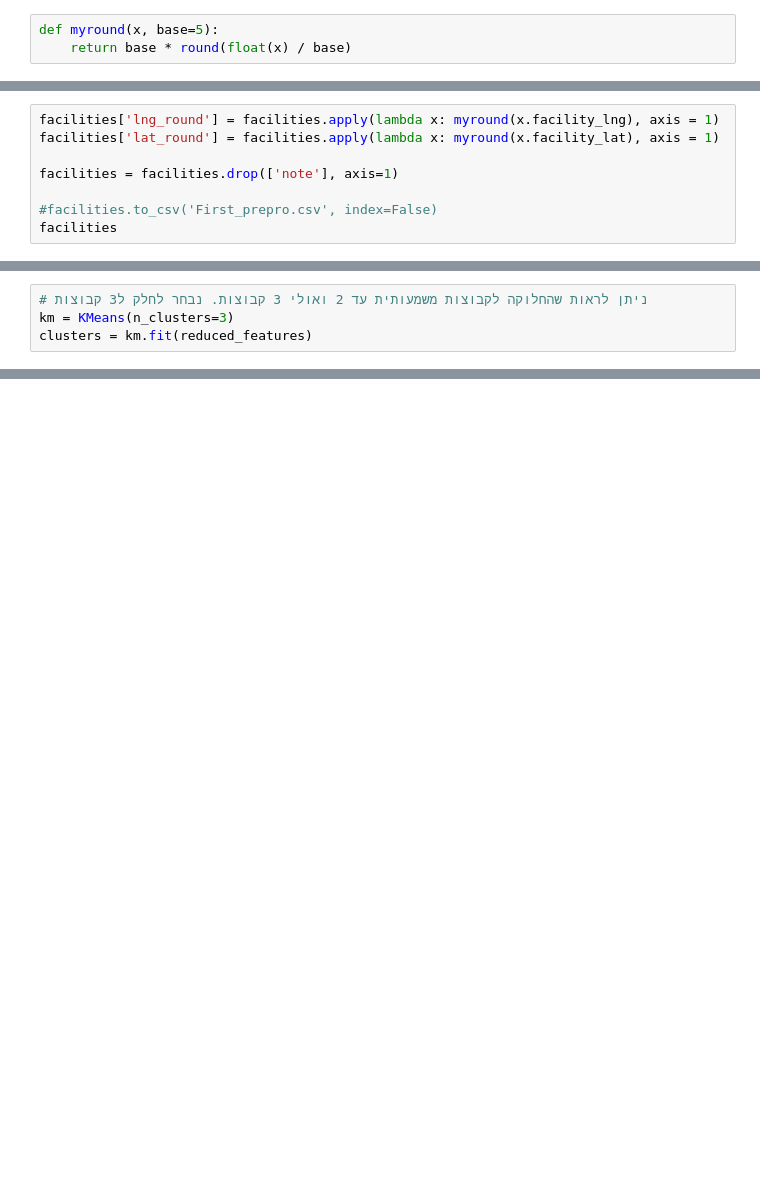
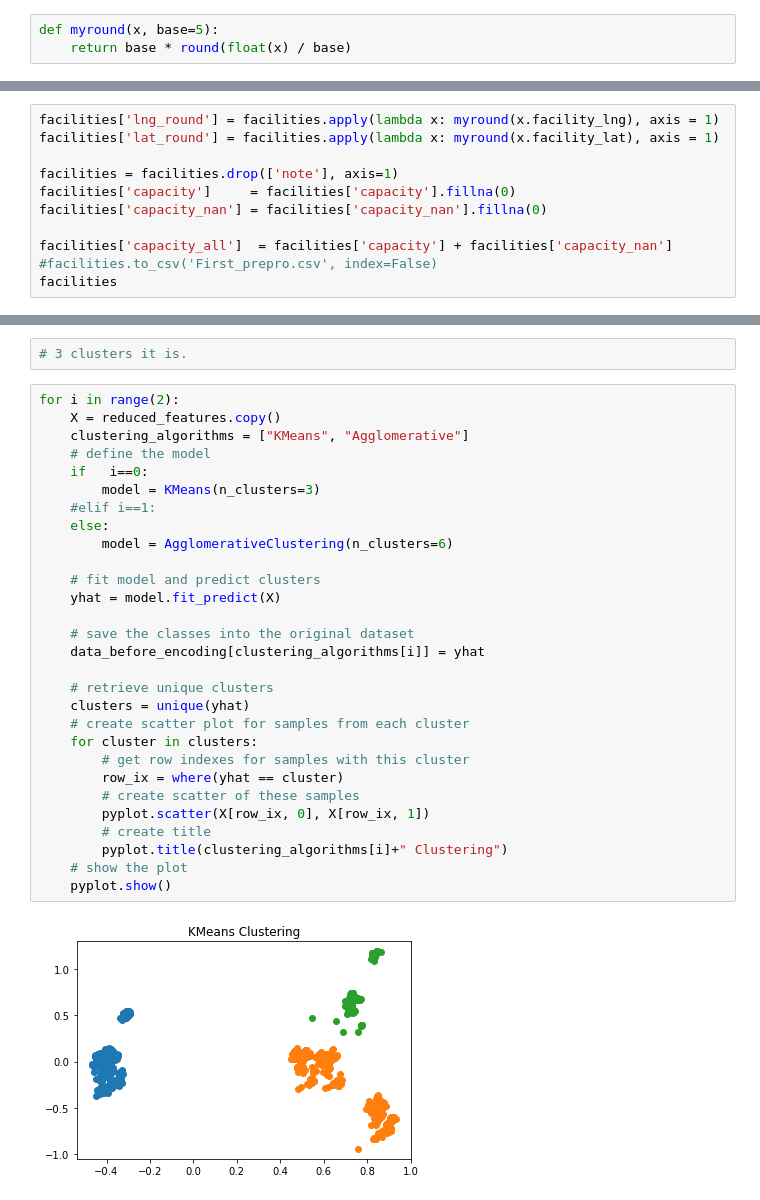
Before and after one commit to rasko1001/Project_data_mining, a Jupyter notebook: project_covid19_prison.ipynb, the cells around one changed output, grey strips where cells are left out. Saved outputs shown, nothing was run; the diff lists cells and outputs as text; blank space fills up the shorter version.

```diff
--- a/project_covid19_prison.ipynb
+++ b/project_covid19_prison.ipynb
@@ -73,7 +94,10 @@ facilities['lng_round'] = facilities.apply(lambda x: myround(x.facility_lng), ax
 facilities['lat_round'] = facilities.apply(lambda x: myround(x.facility_lat), axis = 1)
 
 facilities = facilities.drop(['note'], axis=1)
+facilities['capacity']     = facilities['capacity'].fillna(0)
+facilities['capacity_nan'] = facilities['capacity_nan'].fillna(0)
 
+facilities['capacity_all']  = facilities['capacity'] + facilities['capacity_nan']
 #facilities.to_csv('First_prepro.csv', index=False)
 facilities
 # %% [output]
@@ -156,4 +229,0 @@ plt.show()
-# %%
-# ניתן לראות שהחלוקה לקבוצות משמעותית עד 2 ואולי 3 קבוצות. נבחר לחלק ל3 קבוצות
-km = KMeans(n_clusters=3)
-clusters = km.fit(reduced_features)
@@ -184,0 +230,33 @@ facilities
+# %%
+# 3 clusters it is.
+# %%
+for i in range(2):
+    X = reduced_features.copy()
+    clustering_algorithms = ["KMeans", "Agglomerative"]
+    # define the model
+    if   i==0:
+        model = KMeans(n_clusters=3)
+    #elif i==1:
+    else:
+        model = AgglomerativeClustering(n_clusters=6)
+
+    # fit model and predict clusters
+    yhat = model.fit_predict(X)
+
+    # save the classes into the original dataset
+    data_before_encoding[clustering_algorithms[i]] = yhat
+
+    # retrieve unique clusters
+    clusters = unique(yhat)
+    # create scatter plot for samples from each cluster
+    for cluster in clusters:
+        # get row indexes for samples with this cluster
+        row_ix = where(yhat == cluster)
+        # create scatter of these samples
+        pyplot.scatter(X[row_ix, 0], X[row_ix, 1])
+        # create title
+        pyplot.title(clustering_algorithms[i]+" Clustering")
+    # show the plot
+    pyplot.show()
+# %% [output]
+[figure, added]
```
Also changed, not shown: parts of 25 cells of this notebook.
